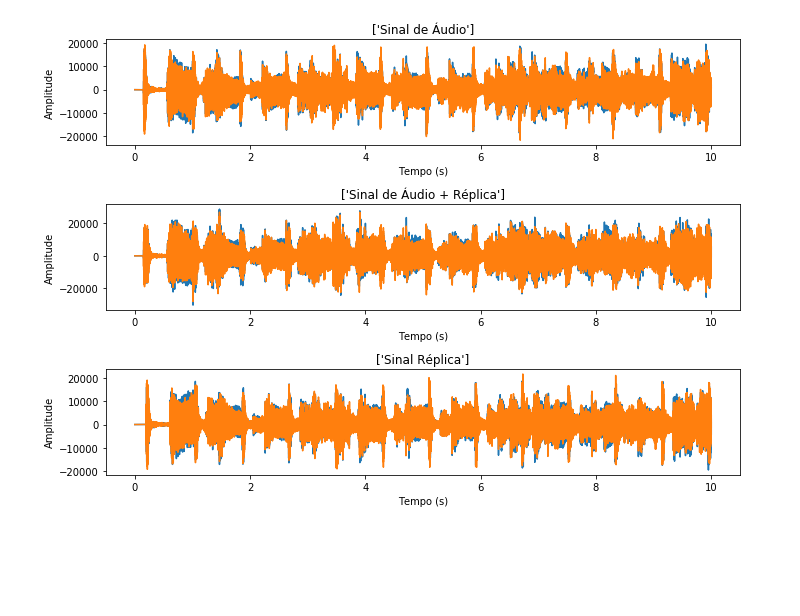
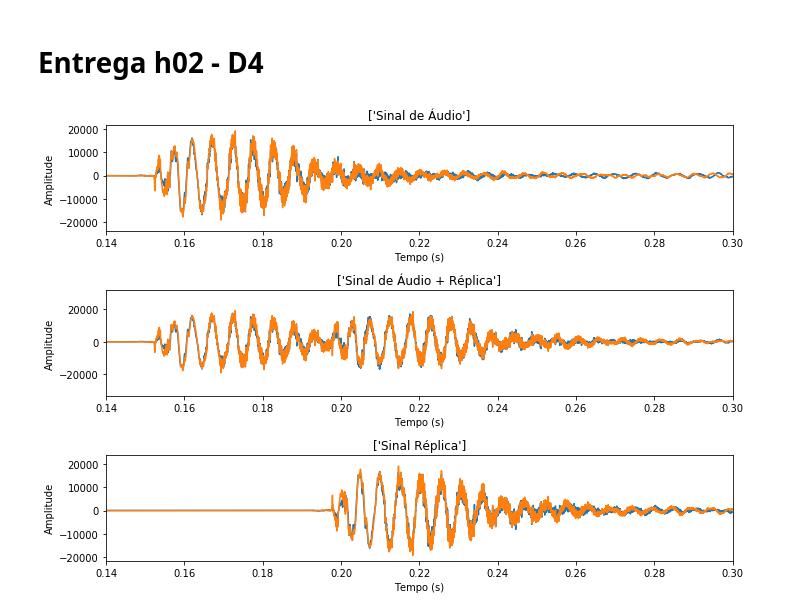
Before and after one commit to victordcsilva/DCO2004_Lab_Prototipagem, a Jupyter notebook: H02/Entrega_H02_D4.ipynb, the cells around one changed output. Cells and saved outputs as stored; diff of their text form; code cells hidden in the pictures; blank space fills up the shorter version.

```diff
--- a/H02/Entrega_H02_D4.ipynb
+++ b/H02/Entrega_H02_D4.ipynb
@@ -1,3 +1,5 @@
+# %% [markdown]
+# Entrega h02 - D4
 # %%
 import numpy as np
 import scipy.io.wavfile as wv
@@ -18,38 +20,40 @@ plt.plot(vtTSom,vtSom)                             # Plota gráfico do áudio
 plt.title(['Sinal de Áudio'])                      # Configura título do gráfico
 plt.ylabel('Amplitude')                            # Configura eixo X do gráfico
 plt.xlabel('Tempo (s)')                            # Configura eixo Y do gráfico
+plt.xlim([0.14,0.3])
 
 wv.write('/home/victor/DCO2004_LabPSC/MATERIAL/HD_02_PYTHON/sem_eco.wav',dFa,vtSom)
-os.system('vlc --play-and-exit /home/victor/DCO2004_LabPSC/MATERIAL/HD_02_PYTHON/sem_eco.wav')
+#os.system('vlc --play-and-exit /home/victor/DCO2004_LabPSC/MATERIAL/HD_02_PYTHON/sem_eco.wav')
 
 ## Modifica o arquivo incluindo eco (uma réplica atrasada do sinal oirginal)
 n = 2000                                           # Atraso da réplica do sinal
 eco = np.zeros([len(vtSom),2])
 end=len(vtSom)
 eco[n:,:] = vtSom[0:end-n,:]
 vtSomEco = np.zeros([len(eco),2])
 vtSomEco += eco
 vtSomEco += vtSom
 
 wv.write('/home/victor/DCO2004_LabPSC/MATERIAL/HD_02_PYTHON/com_eco.wav',dFa,vtSomEco.astype('int16'))
-os.system('vlc --play-and-exit /home/victor/DCO2004_LabPSC/MATERIAL/HD_02_PYTHON/com_eco.wav')
+#os.system('vlc --play-and-exit /home/victor/DCO2004_LabPSC/MATERIAL/HD_02_PYTHON/com_eco.wav')
 
 plt.subplot(312)                                   # Segundo gráfico do subplot
 
 
 plt.plot(vtTSom,vtSomEco)                          # Plota gráfico do áudio
 plt.title(['Sinal de Áudio + Réplica'])            # Configura título do gráfico
 plt.ylabel('Amplitude')                            # Configura eixo X do gráfico
 plt.xlabel('Tempo (s)')
-
+plt.xlim([0.14,0.3])
 
 plt.subplot(3,1,3)                                 # Terceiro gráfico do subplot
 plt.plot(vtTSom,vtSom-vtSomEco)                    # Plota gráfico do áudio
 plt.title(['Sinal Réplica'])                       # Configura título do gráfico
 plt.ylabel('Amplitude')                            # Configura eixo X do gráfico
 plt.xlabel('Tempo (s)')                            # Configura eixo Y do gráfico
+plt.xlim([0.14,0.3])
 
 plt.tight_layout()
 plt.show()
 # %% [output]
-[figure, old version]
+[figure, new version]
```
Also changed, not shown: 2 other files.
